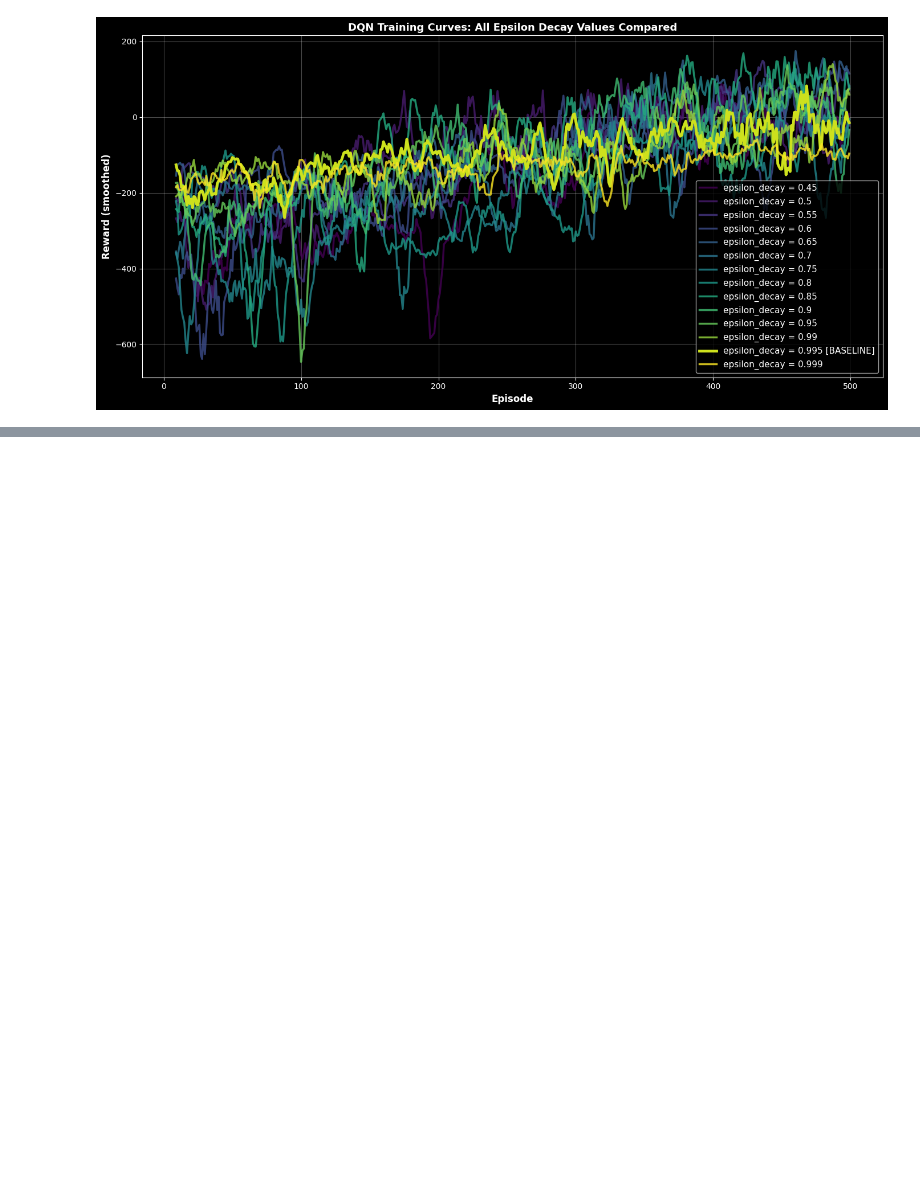
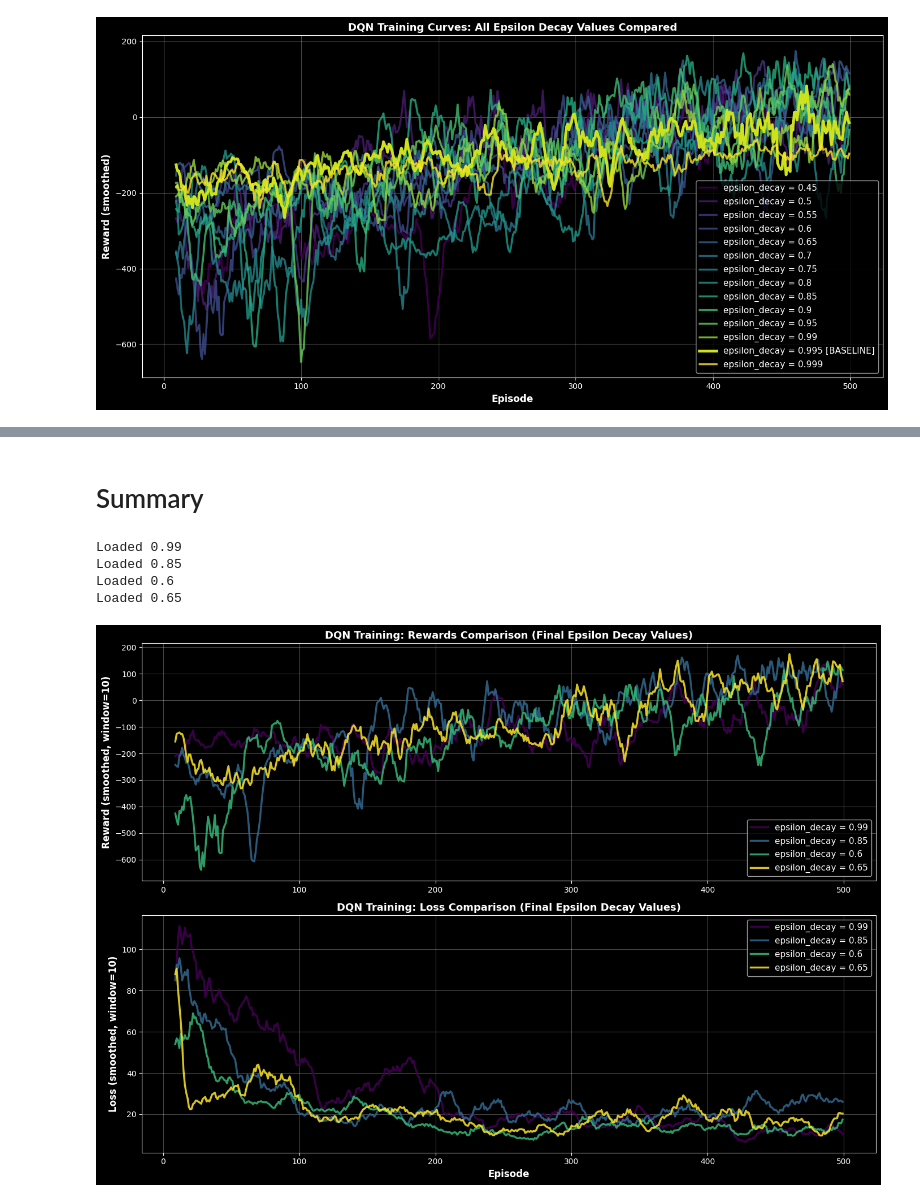
Before and after one commit to Kanncell/COMP3242-Group-Project-DQN, a Jupyter notebook: experiments/epsilon_decay_ablation.ipynb, the cells around one changed output, grey strips where cells are left out. Cells and saved outputs as stored; diff of their text form; code cells hidden in the pictures; blank space fills up the shorter version.

Commit message:
epsilon_decay_analysis

```diff
--- a/experiments/epsilon_decay_ablation.ipynb
+++ b/experiments/epsilon_decay_ablation.ipynb
@@ -315,11 +344,13 @@ Epsilon Decay Analysis:
 # %% [markdown]
 ## 8. Visualization: Overlaid Reward Curves
+# %%
+final_epsilon_decay_values = [0.99, 0.65, 0.85]
 # %%
 fig, ax = plt.subplots(figsize=(14, 7))
 
-colors = plt.cm.viridis(np.linspace(0, 1, len(epsilon_decay_values)))
+colors = plt.cm.viridis(np.linspace(0, 1, len(final_epsilon_decay_values)))
 
-for idx, eps_decay in enumerate(epsilon_decay_values):
+for idx, eps_decay in enumerate(final_epsilon_decay_values):
     rewards = results[eps_decay]['rewards']
 
     # Smoothed rewards (window=10)
@@ -391,0 +378,67 @@ Baseline (0.995):
+# %% [markdown]
+# Summary
+# %%
+import pickle
+import numpy as np
+import matplotlib.pyplot as plt
+import os
+
+# Base path to your results (adjust if needed)
+base_path = r"D:\2026-1\Deep Learning\finalProject\Project\GitHubProject\COMP3242-Group-Project-DQN\results\ablations\epsilon_decay"
+
+final_epsilon_decay_values = [0.99, 0.85,0.60, 0.65]
+
+# Load results from each folder
+results = {}
+for eps_decay in final_epsilon_decay_values:
+    pkl_path = os.path.join(base_path, str(eps_decay), "results.pkl")
+    with open(pkl_path, 'rb') as f:
+        results[eps_decay] = pickle.load(f)
+    print(f"Loaded {eps_decay}")
+
+# Create figure with 2 subplots
+fig, (ax1, ax2) = plt.subplots(2, 1, figsize=(14, 10))
+
+colors = plt.cm.viridis(np.linspace(0, 1, len(final_epsilon_decay_values)))
+
+for idx, eps_decay in enumerate(final_epsilon_decay_values):
+    rewards = results[eps_decay]['episode_rewards']
+    losses = results[eps_decay]['episode_losses']
+
+    # Smoothed curves (window=10)
+    window = 10
+    smoothed_rewards = np.convolve(rewards, np.ones(window)/window, mode='valid')
+    smoothed_losses = np.convolve(losses, np.ones(window)/window, mode='valid')
+
+    episodes = range(window-1, len(rewards))
+
+    # Plot Rewards (top subplot)
+    ax1.plot(episodes, smoothed_rewards, linewidth=2.5,
+            label=f'epsilon_decay = {eps_decay}', color=colors[idx], alpha=0.85)
+
+    # Plot Loss (bottom subplot)
+    ax2.plot(episodes, smoothed_losses, linewidth=2.5,
+            label=f'epsilon_decay = {eps_decay}', color=colors[idx], alpha=0.85)
+
+# Rewards subplot
+ax1.set_ylabel('Reward (smoothed, window=10)', fontsize=12, fontweight='bold')
+ax1.set_title('DQN Training: Rewards Comparison (Final Epsilon Decay Values)', fontsize=13, fontweight='bold')
+ax1.legend(loc='lower right', fontsize=11)
+ax1.grid(True, alpha=0.3)
+
+# Loss subplot
+ax2.set_xlabel('Episode', fontsize=12, fontweight='bold')
+ax2.set_ylabel('Loss (smoothed, window=10)', fontsize=12, fontweight='bold')
+ax2.set_title('DQN Training: Loss Comparison (Final Epsilon Decay Values)', fontsize=13, fontweight='bold')
+ax2.legend(loc='upper right', fontsize=11)
+ax2.grid(True, alpha=0.3)
+
+plt.tight_layout()
+plt.savefig(r"D:\2026-1\Deep Learning\finalProject\Project\GitHubProject\COMP3242-Group-Project-DQN\final_comparison_rewards_losses.png", dpi=300)
+plt.show()
+# %% [output]
+Loaded 0.99
+Loaded 0.85
+Loaded 0.6
+Loaded 0.65
+[figure, added]
```
Also changed, not shown: parts of 7 cells of this notebook, 1 other file.
